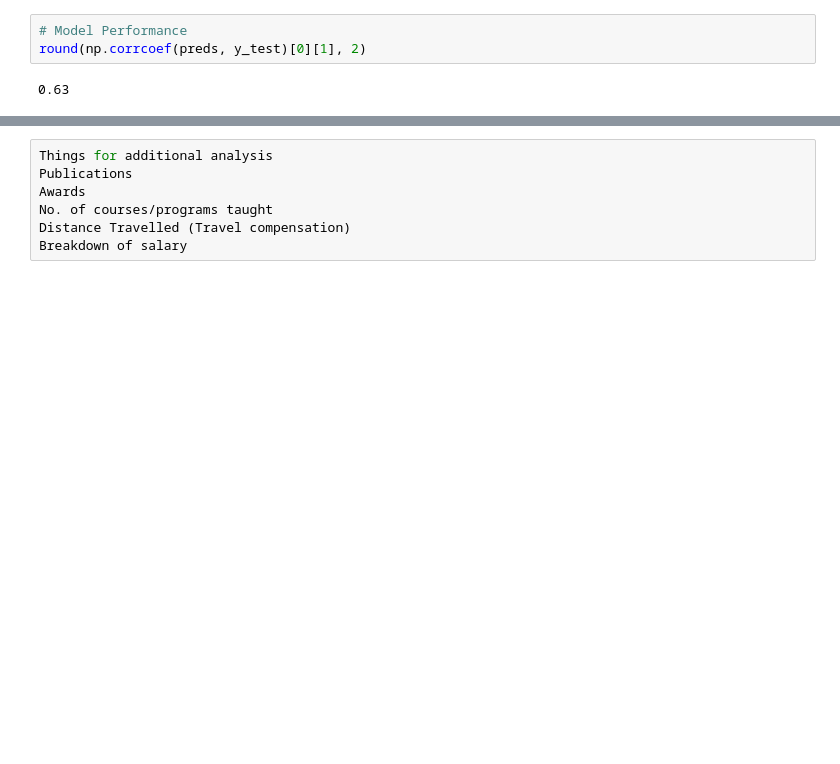
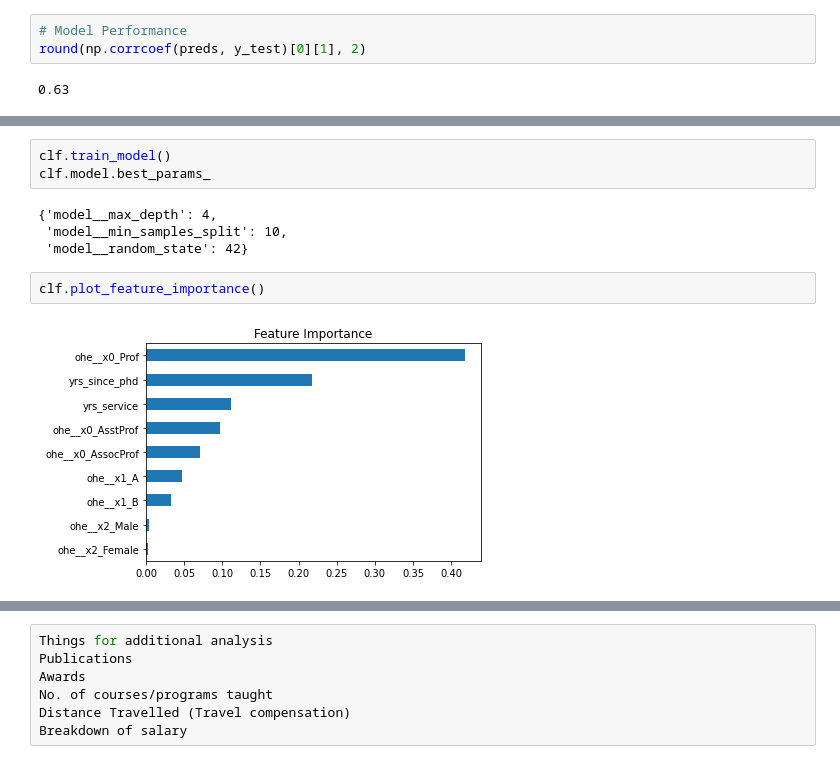
Before and after one commit to irtizak/salaries, a Jupyter notebook: Untitled.ipynb, the cells around one changed output, grey strips where cells are left out. Drawn from its saved outputs; the diff is of its cells as text; blank space fills up the shorter version.

```diff
--- a/Untitled.ipynb
+++ b/Untitled.ipynb
@@ -372,0 +665,11 @@ joblib.dump(cv, 'model/model.pkl')
+# %%
+clf.train_model()
+clf.model.best_params_
+# %% [output]
+{'model__max_depth': 4,
+ 'model__min_samples_split': 10,
+ 'model__random_state': 42}
+# %%
+clf.plot_feature_importance()
+# %% [output]
+[figure, added]
```
Also changed, not shown: parts of 32 cells of this notebook, 3 other files.
